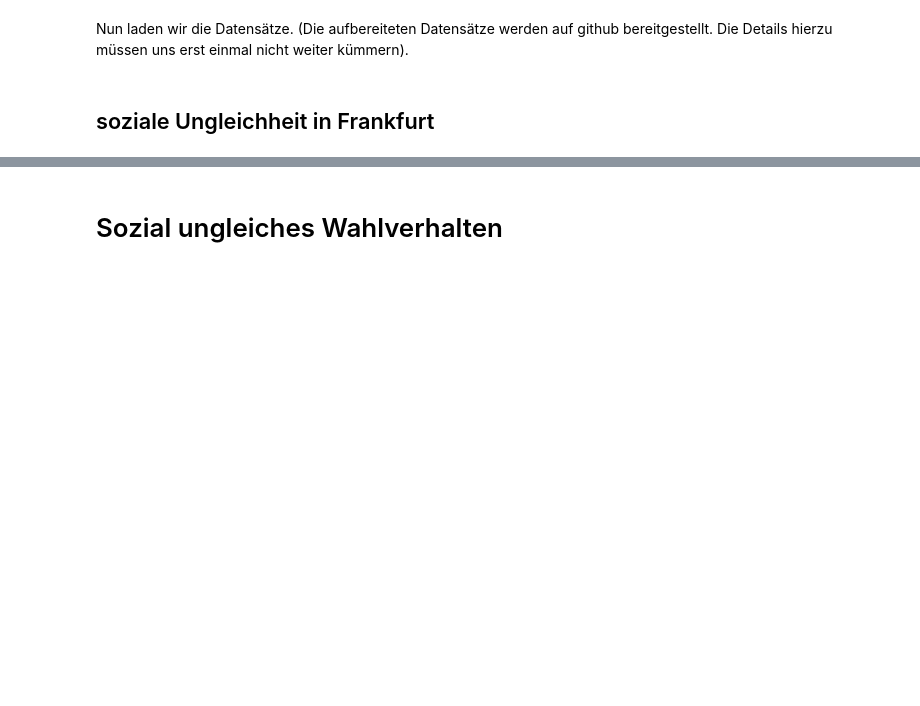
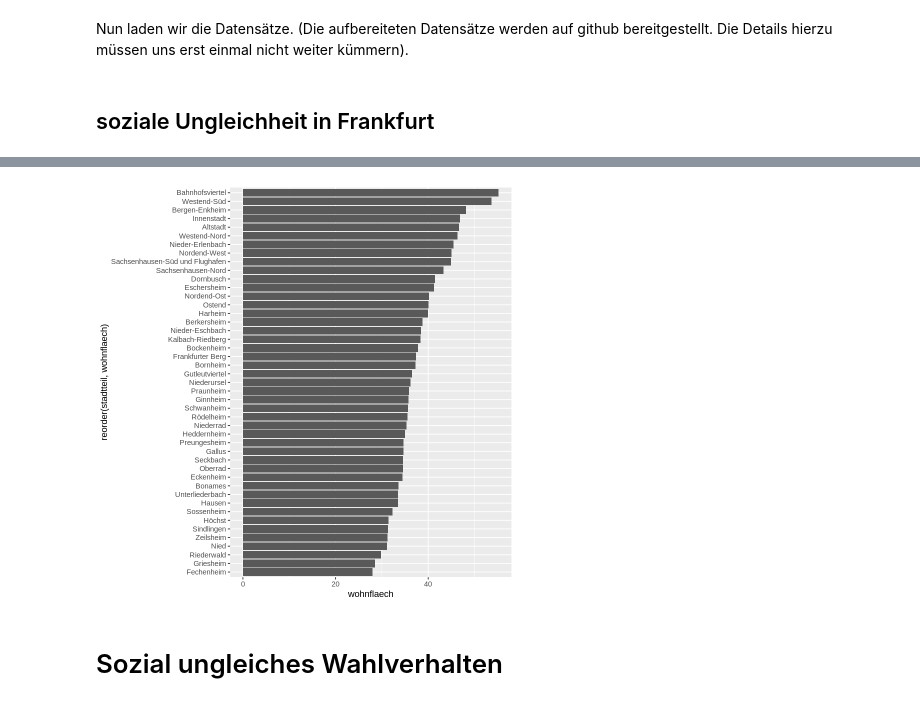
Before and after one commit to cstecker/politicsRLab, a Jupyter notebook: sozial verzerrte Wahlbeteiligung (OB-Wahl FFM).ipynb, the cells around one changed output, grey strips where cells are left out. Cells and saved outputs as stored; diff of their text form; code cells hidden in the pictures; blank space fills up the shorter version.

```diff
--- a/sozial verzerrte Wahlbeteiligung (OB-Wahl FFM).ipynb
+++ b/sozial verzerrte Wahlbeteiligung (OB-Wahl FFM).ipynb
@@ -37,5 +50,7 @@ ffm_socstrk
 # %%
 # Wohnflaeche
 ffm_socstrk %>%
-  ggplot(aes(x = wohnflaech, y = stadtteil)) +
+  ggplot(aes(x = wohnflaech, y = reorder(stadtteil, wohnflaech))) +
   geom_col()
+# %% [output]
+[figure, added]
```
Also changed, not shown: parts of 7 cells of this notebook.
